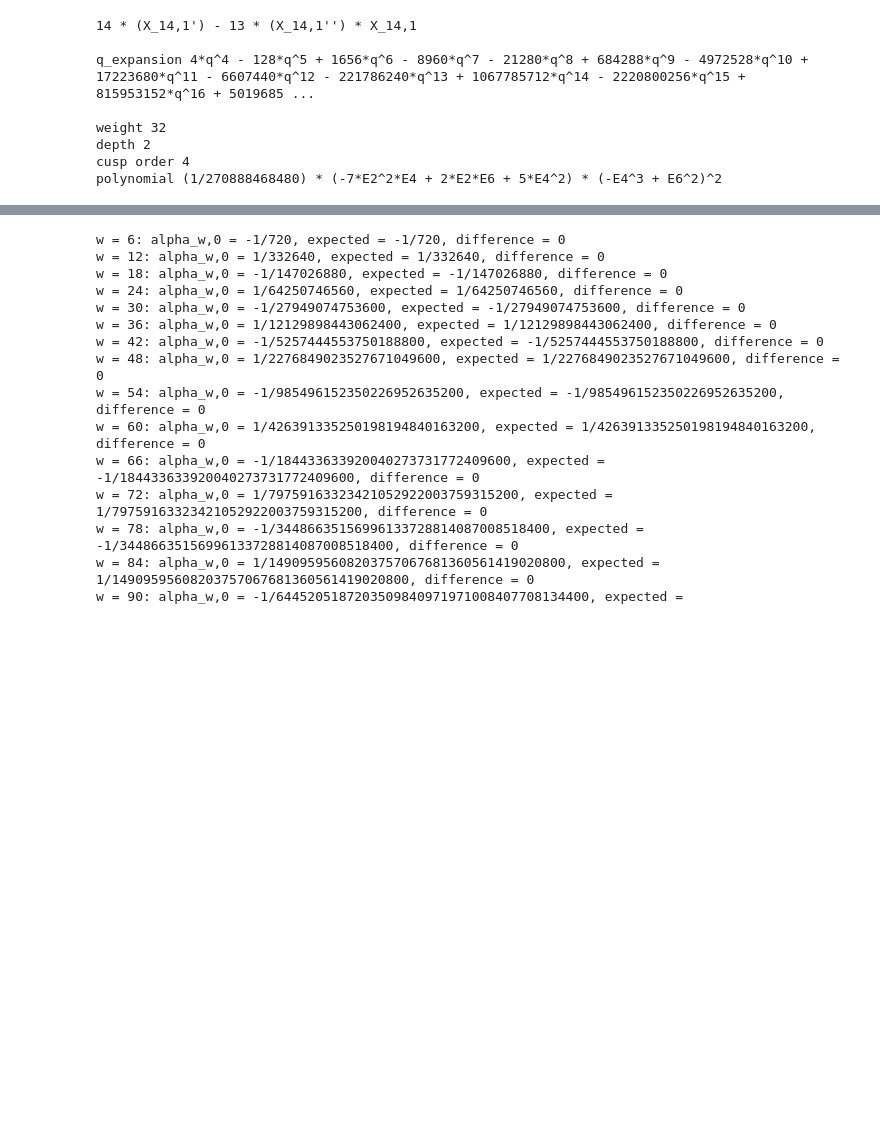
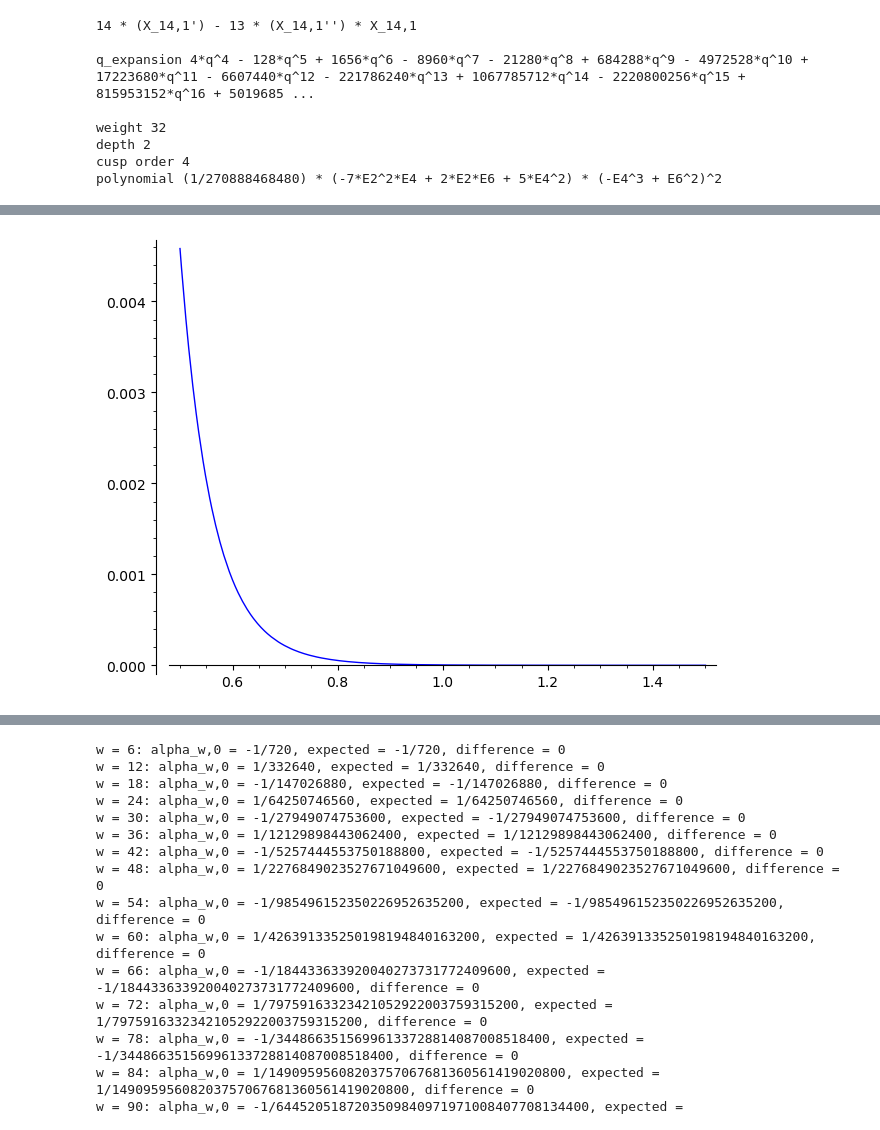
Before and after one commit to seewoo5/posqmf, a Jupyter notebook: polymod.ipynb, the cells around one changed output, grey strips where cells are left out. Cells and saved outputs as stored; diff of their text form; code cells hidden in the pictures; blank space fills up the shorter version.

```diff
--- a/polymod.ipynb
+++ b/polymod.ipynb
@@ -394,0 +452,5 @@ D = 2 * (x^16 + 1) + 2008 * (x^15 + x) + 562440 * (x^14 + x^2) + 29685800 * (x^1
+# %%
+f102_l2 = qm2_to_func(X_10_2_l2pos)
+plot(f102_l2, (t, 0.5, 1.5))
+# %% [output]
+[figure, added]
```
Also changed, not shown: parts of 20 cells of this notebook, 1 other file.
